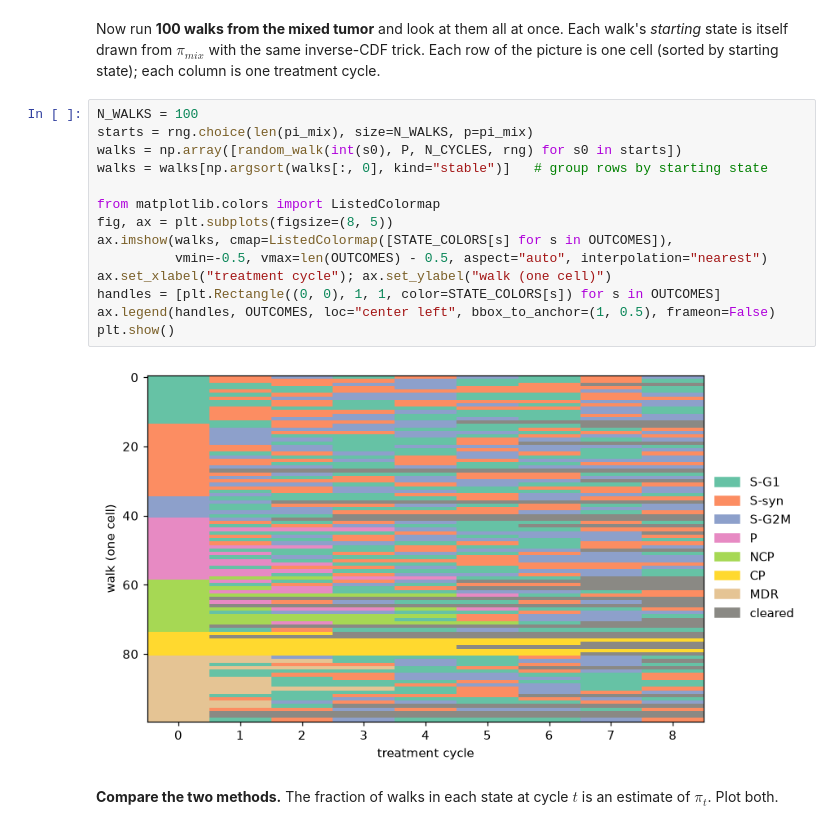
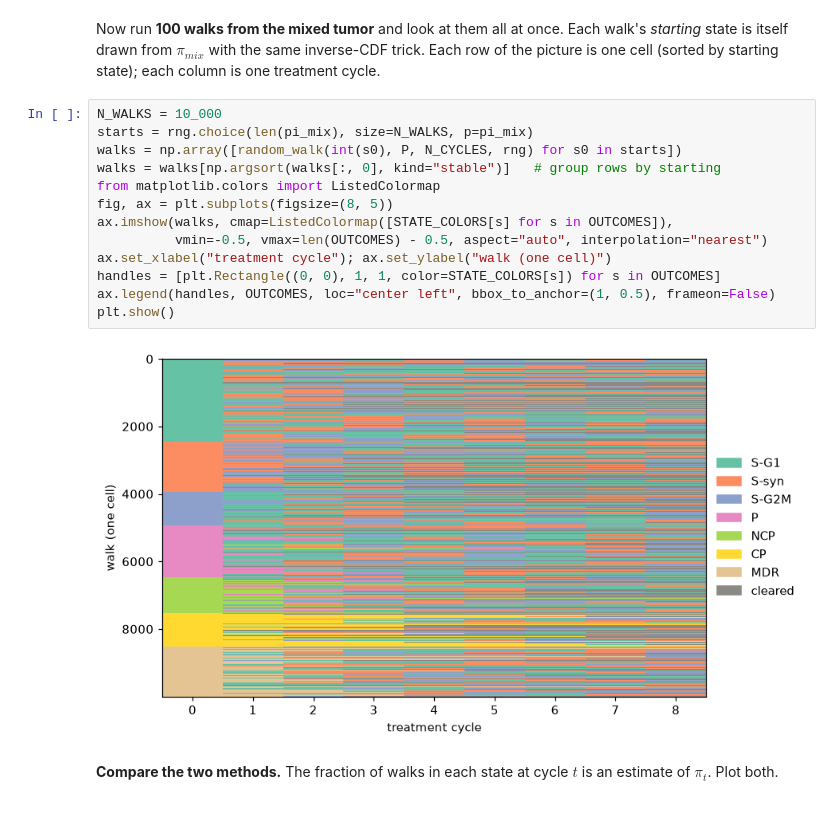
Before and after one commit to evanblizzard/uu_markov, a Jupyter notebook: lab_2/Lab09_markov_chain_cells.ipynb, the cells around one changed output. Saved outputs shown, nothing was run; the diff lists cells and outputs as text.

```diff
--- a/lab_2/Lab09_markov_chain_cells.ipynb
+++ b/lab_2/Lab09_markov_chain_cells.ipynb
@@ -757,21 +757,20 @@ Each walk's *starting* state is itself drawn from $\pi_{mix}$ with the same
 inverse-CDF trick. Each row of the picture is one cell (sorted by starting
 state); each column is one treatment cycle.
 # %%
-N_WALKS = 100
+N_WALKS = 10_000
 starts = rng.choice(len(pi_mix), size=N_WALKS, p=pi_mix)
 walks = np.array([random_walk(int(s0), P, N_CYCLES, rng) for s0 in starts])
-walks = walks[np.argsort(walks[:, 0], kind="stable")]   # group rows by starting state
-
+walks = walks[np.argsort(walks[:, 0], kind="stable")]   # group rows by starting
 from matplotlib.colors import ListedColormap
 fig, ax = plt.subplots(figsize=(8, 5))
 ax.imshow(walks, cmap=ListedColormap([STATE_COLORS[s] for s in OUTCOMES]),
           vmin=-0.5, vmax=len(OUTCOMES) - 0.5, aspect="auto", interpolation="nearest")
 ax.set_xlabel("treatment cycle"); ax.set_ylabel("walk (one cell)")
 handles = [plt.Rectangle((0, 0), 1, 1, color=STATE_COLORS[s]) for s in OUTCOMES]
 ax.legend(handles, OUTCOMES, loc="center left", bbox_to_anchor=(1, 0.5), frameon=False)
 plt.show()
 # %% [output]
-[figure, old version]
+[figure, new version]
 # %% [markdown]
 **Compare the two methods.** The fraction of walks in each state at cycle $t$
 is an estimate of $\pi_t$. Plot both.
```
Also changed, not shown: parts of 10 cells of this notebook.
